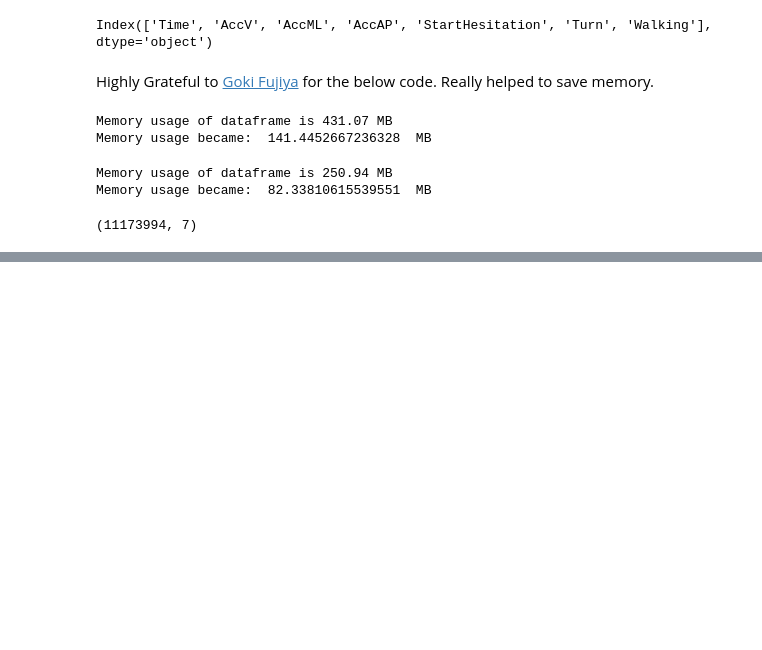
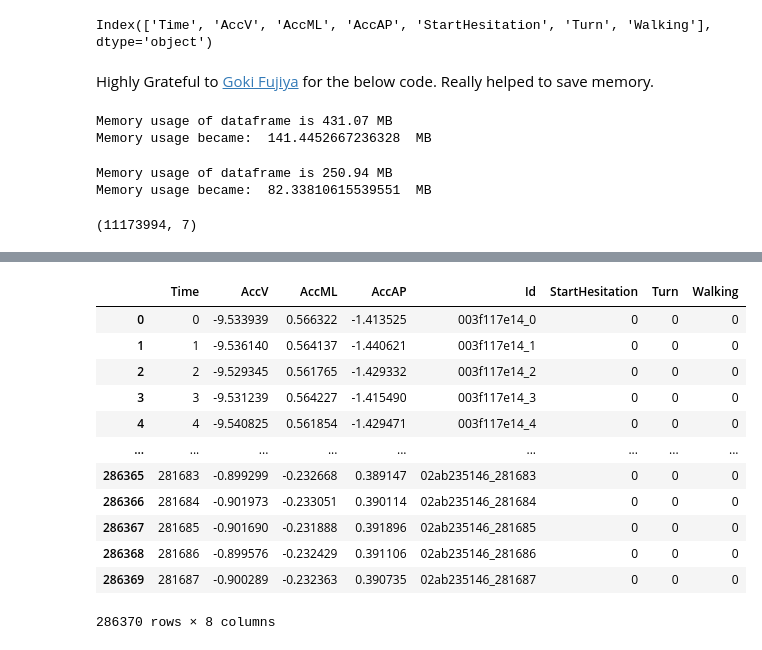
Before and after one commit to Dishaa09/Kaggle-Projects-, a Jupyter notebook: parkinson-s-disease-for-beginners.ipynb, the cells around one changed output, grey strips where cells are left out. Saved outputs shown, nothing was run; the diff lists cells and outputs as text; code cells hidden in the pictures; blank space fills up the shorter version.

Commit message:
Kaggle Notebook | FoG Prediction  | Version 10

```diff
--- a/parkinson-s-disease-for-beginners.ipynb
+++ b/parkinson-s-disease-for-beginners.ipynb
@@ -417,0 +464,3 @@ classification_report(y2_pred, y2_test)
+# %%
+new_df = pd.concat([tdcsfog_test, defog_test], axis = 0).reset_index(drop = True)
+new_df
@@ -417,0 +481,26 @@ classification_report(y2_pred, y2_test)
+# %%
+new_test = new_df.iloc[:, 1:4]
+# %%
+y1_p = treemodel1.predict(new_test)
+y2_p = treemodel2.predict(new_test)
+y3_p = treemodel3.predict(new_test)
+# %%
+new_df['StartHesitation'] = y1_p
+new_df['Turn'] = y2_p
+new_df['Walking'] = y3_p
+# %%
+new_df
+# %% [output]
+|  | Time | AccV | AccML | AccAP | Id | StartHesitation | Turn | Walking |
+| 0 | 0 | -9.533939 | 0.566322 | -1.413525 | 003f117e14_0 | 0 | 0 | 0 |
+| 1 | 1 | -9.536140 | 0.564137 | -1.440621 | 003f117e14_1 | 0 | 0 | 0 |
+| 2 | 2 | -9.529345 | 0.561765 | -1.429332 | 003f117e14_2 | 0 | 0 | 0 |
+| 3 | 3 | -9.531239 | 0.564227 | -1.415490 | 003f117e14_3 | 0 | 0 | 0 |
+| 4 | 4 | -9.540825 | 0.561854 | -1.429471 | 003f117e14_4 | 0 | 0 | 0 |
+| ... | ... | ... | ... | ... | ... | ... | ... | ... |
+| 286365 | 281683 | -0.899299 | -0.232668 | 0.389147 | 02ab235146_281683 | 0 | 0 | 0 |
+| 286366 | 281684 | -0.901973 | -0.233051 | 0.390114 | 02ab235146_281684 | 0 | 0 | 0 |
+| 286367 | 281685 | -0.901690 | -0.231888 | 0.391896 | 02ab235146_281685 | 0 | 0 | 0 |
+| 286368 | 281686 | -0.899576 | -0.232429 | 0.391106 | 02ab235146_281686 | 0 | 0 | 0 |
+| 286369 | 281687 | -0.900289 | -0.232363 | 0.390735 | 02ab235146_281687 | 0 | 0 | 0 |
+286370 rows × 8 columns
```
Also changed, not shown: parts of 19 cells of this notebook.
